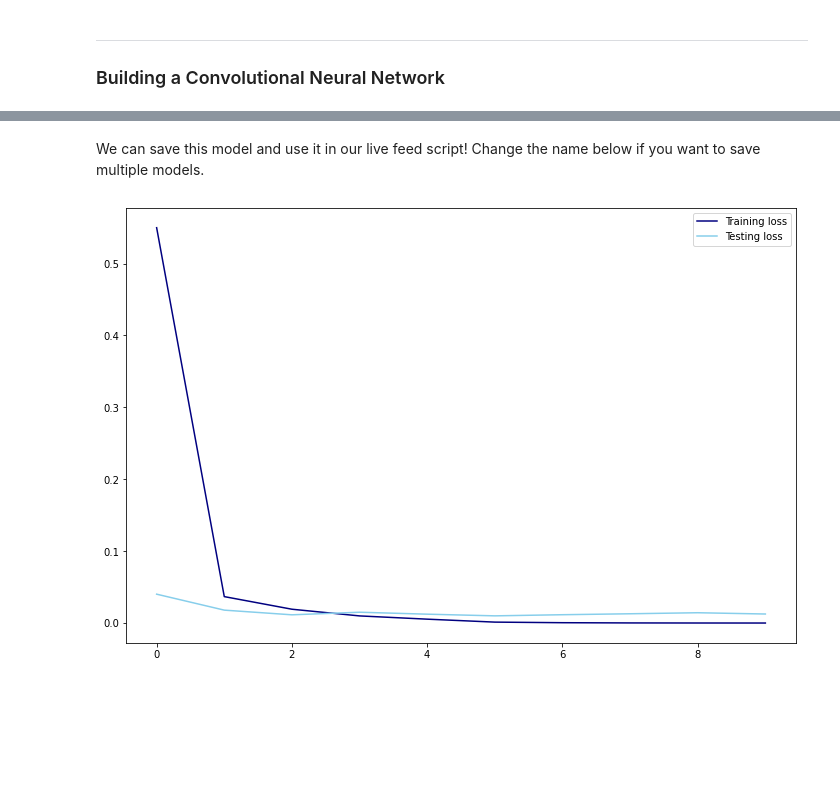
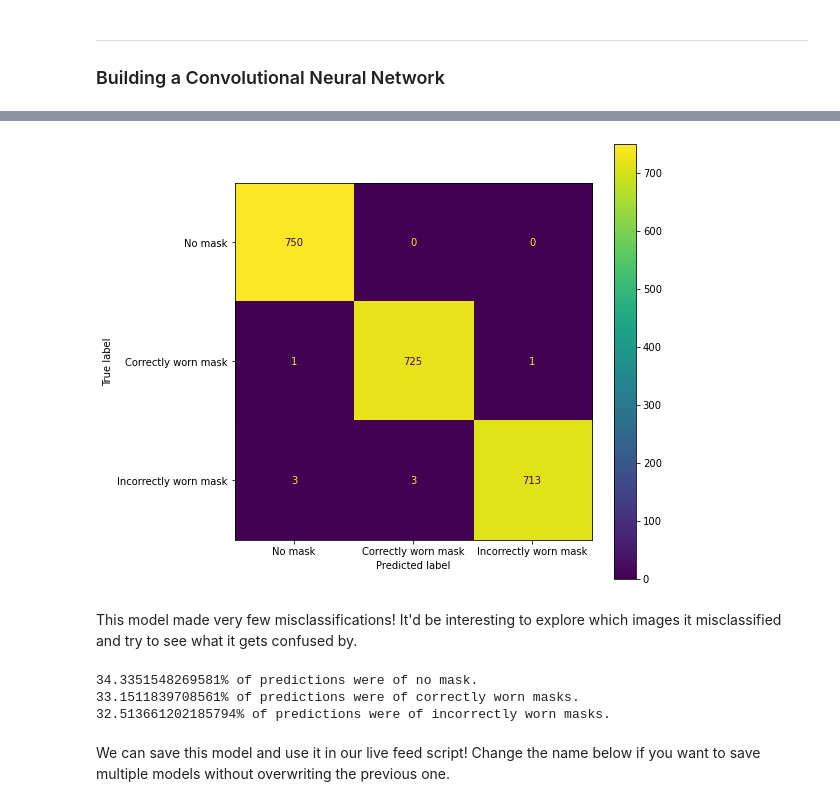
Before and after one commit to dgumustel/mask-detection, a Jupyter notebook: notebooks/02_cnn.ipynb, the cells around one changed output, grey strips where cells are left out. Saved outputs shown, nothing was run; the diff lists cells and outputs as text; code cells hidden in the pictures; blank space fills up the shorter version.

```diff
--- a/notebooks/02_cnn.ipynb
+++ b/notebooks/02_cnn.ipynb
@@ -238,3 +281,25 @@ array([9.9999976e-01, 1.0971730e-19, 2.8489143e-07], dtype=float32)
+# %%
+y_pred = [np.argmax(y, axis=None, out=None) for y in preds]
+y_true = [np.argmax(y, axis=None, out=None) for y in y_test]
+# %%
+labels = ['No mask', 'Correctly worn mask', 'Incorrectly worn mask']
+
+fig, ax = plt.subplots(figsize=(8,8))
+
+cm = confusion_matrix(y_true, y_pred)
+ConfusionMatrixDisplay(cm, display_labels=labels).plot(ax=ax);
+# %% [output]
+[figure, added]
+# %% [markdown]
+This model made very few misclassifications! It'd be interesting to explore which images it misclassified and try to see what it gets confused by.
+# %%
+print(f'{100 * y_pred.count(0) / len(y_pred)}% of predictions were of no mask.')
+print(f'{100 * y_pred.count(1) / len(y_pred)}% of predictions were of correctly worn masks.')
+print(f'{100 * y_pred.count(2) / len(y_pred)}% of predictions were of incorrectly worn masks.')
+# %% [output]
+34.3351548269581% of predictions were of no mask.
+33.1511839708561% of predictions were of correctly worn masks.
+32.513661202185794% of predictions were of incorrectly worn masks.
 # %% [markdown]
-We can save this model and use it in our live feed script! Change the name below if you want to save multiple models.
+We can save this model and use it in our live feed script! Change the name below if you want to save multiple models without overwriting the previous one.
 # %%
@@ -242,11 +306,0 @@ model.save('face_model.h5')
-# %%
-# Visualize the loss
-train_loss = results.history['loss']
-test_loss = results.history['val_loss']
-
-plt.figure(figsize=(12, 8))
-plt.plot(train_loss, label='Training loss', color='navy')
-plt.plot(test_loss, label='Testing loss', color='skyblue')
-plt.legend();
-# %% [output]
-[figure, removed]
```
Also changed, not shown: parts of 35 cells of this notebook.
